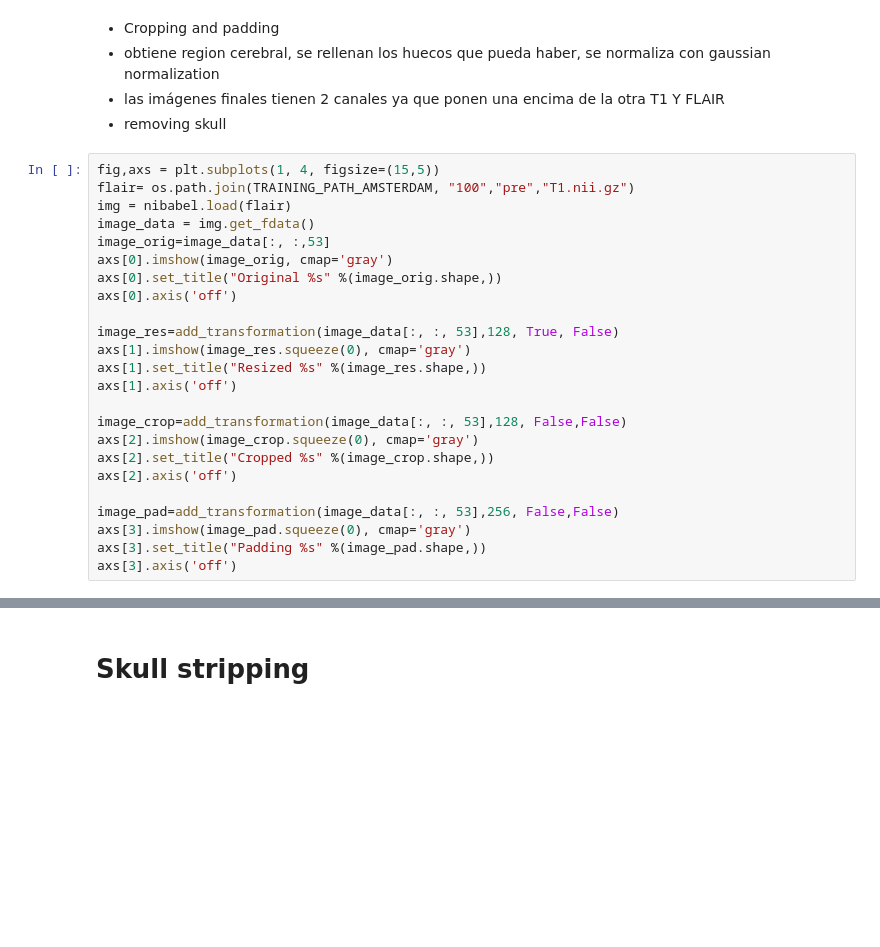
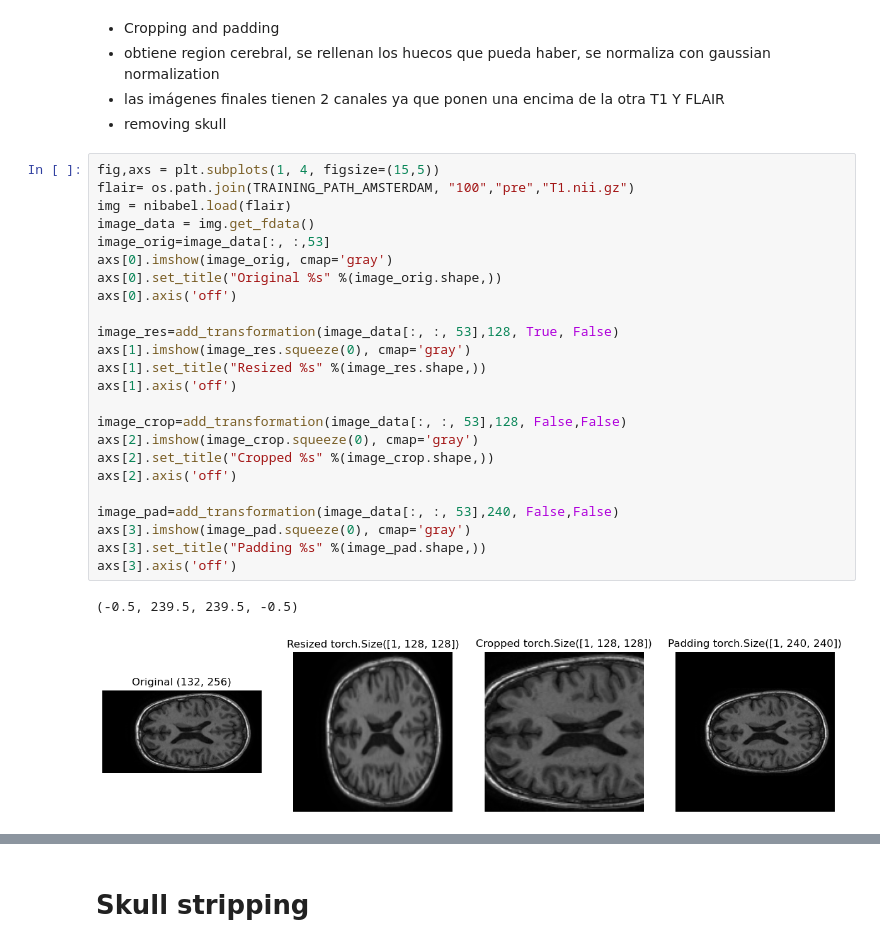
Before and after one commit to AinaT9/White-Matter-Hyperintensity-Segmentation, a Jupyter notebook: EntrenamientoUnet.ipynb, the cells around one changed output, grey strips where cells are left out. Saved outputs shown, nothing was run; the diff lists cells and outputs as text; blank space fills up the shorter version.

```diff
--- a/EntrenamientoUnet.ipynb
+++ b/EntrenamientoUnet.ipynb
@@ -84,27 +84,30 @@ print(train_dl.batch_size)
 # %%
 fig,axs = plt.subplots(1, 4, figsize=(15,5))
 flair= os.path.join(TRAINING_PATH_AMSTERDAM, "100","pre","T1.nii.gz")
 img = nibabel.load(flair)
 image_data = img.get_fdata()
 image_orig=image_data[:, :,53]
 axs[0].imshow(image_orig, cmap='gray')
 axs[0].set_title("Original %s" %(image_orig.shape,))
 axs[0].axis('off')
 
 image_res=add_transformation(image_data[:, :, 53],128, True, False)
 axs[1].imshow(image_res.squeeze(0), cmap='gray')
 axs[1].set_title("Resized %s" %(image_res.shape,))
 axs[1].axis('off')
 
 image_crop=add_transformation(image_data[:, :, 53],128, False,False)
 axs[2].imshow(image_crop.squeeze(0), cmap='gray')
 axs[2].set_title("Cropped %s" %(image_crop.shape,))
 axs[2].axis('off')
 
-image_pad=add_transformation(image_data[:, :, 53],256, False,False)
+image_pad=add_transformation(image_data[:, :, 53],240, False,False)
 axs[3].imshow(image_pad.squeeze(0), cmap='gray')
 axs[3].set_title("Padding %s" %(image_pad.shape,))
 axs[3].axis('off')
+# %% [output]
+(-0.5, 239.5, 239.5, -0.5)
+[figure, added]
 # %%
 fig,axs = plt.subplots(1, 3, figsize=(15,5))
 flair= os.path.join(TRAINING_PATH_UTRECHT, "19","pre","FLAIR.nii.gz")
```
Also changed, not shown: parts of 15 cells of this notebook, 1 other file.
